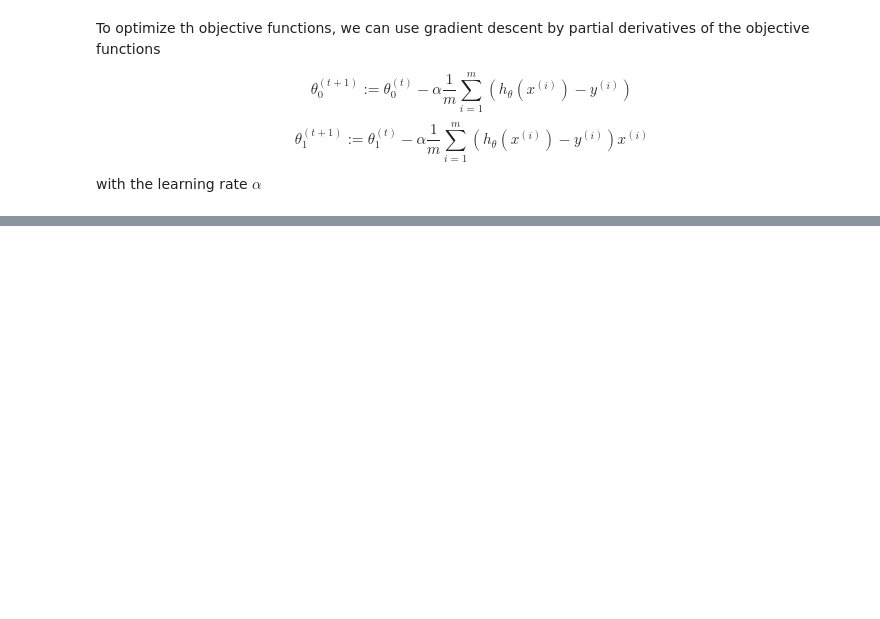
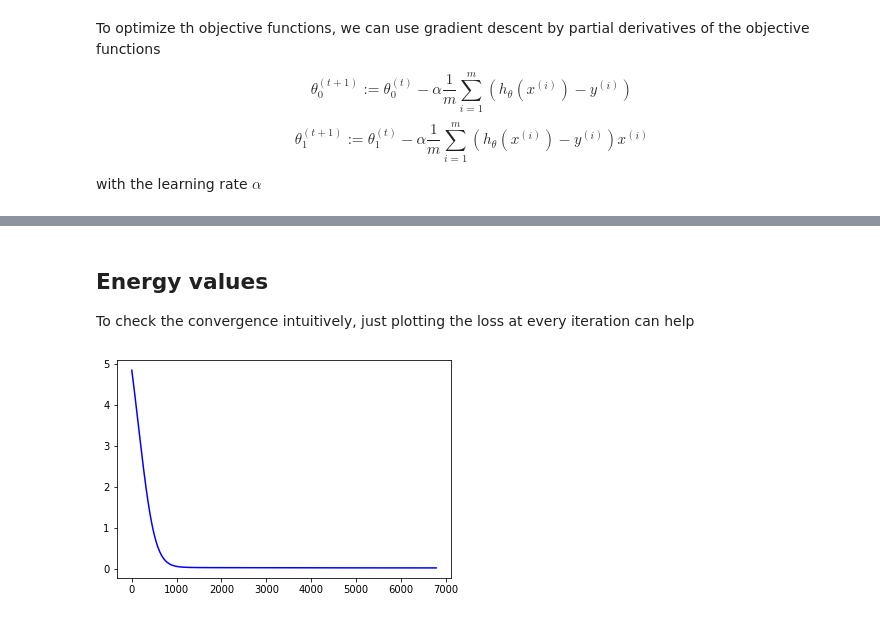
Before and after one commit to cielixer/CAU-MachineLearning2020-1st, a Jupyter notebook: Homework02/LinearRegression.ipynb, the cells around one changed output, grey strips where cells are left out. Saved outputs shown, nothing was run; the diff lists cells and outputs as text; code cells hidden in the pictures; blank space fills up the shorter version.

```diff
--- a/Homework02/LinearRegression.ipynb
+++ b/Homework02/LinearRegression.ipynb
@@ -125,0 +134,11 @@ hypothesis theta 2 = 1.1084392334818394
+# %% [markdown]
+## Energy values
+To check the convergence intuitively, just plotting the loss at every iteration can help
+# %%
+iter_x = list(range(0, it_count+1))
+
+plt.plot(iter_x, losses, color='blue')
+
+plt.show()
+# %% [output]
+[figure, added]
```
Also changed, not shown: parts of 6 cells of this notebook.
